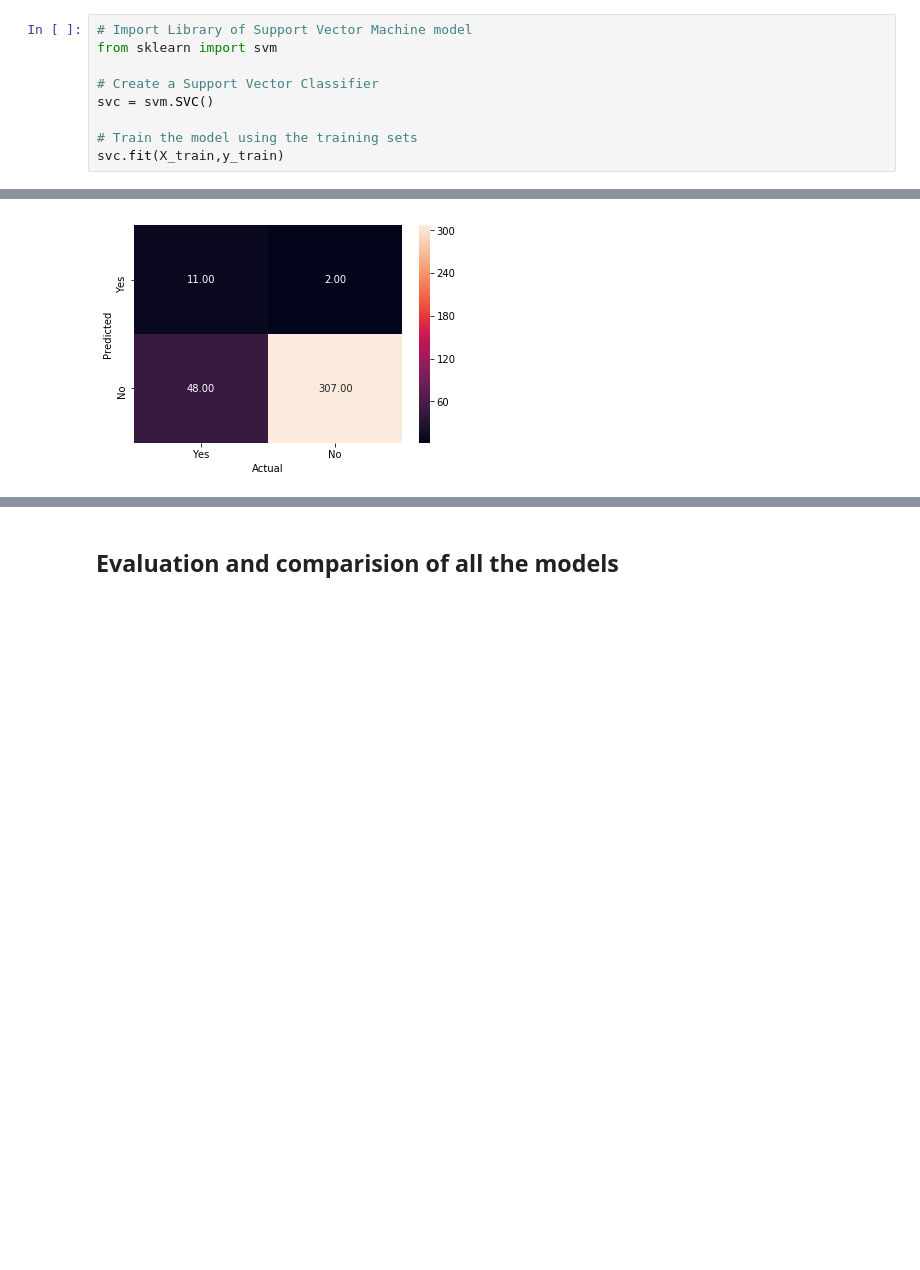
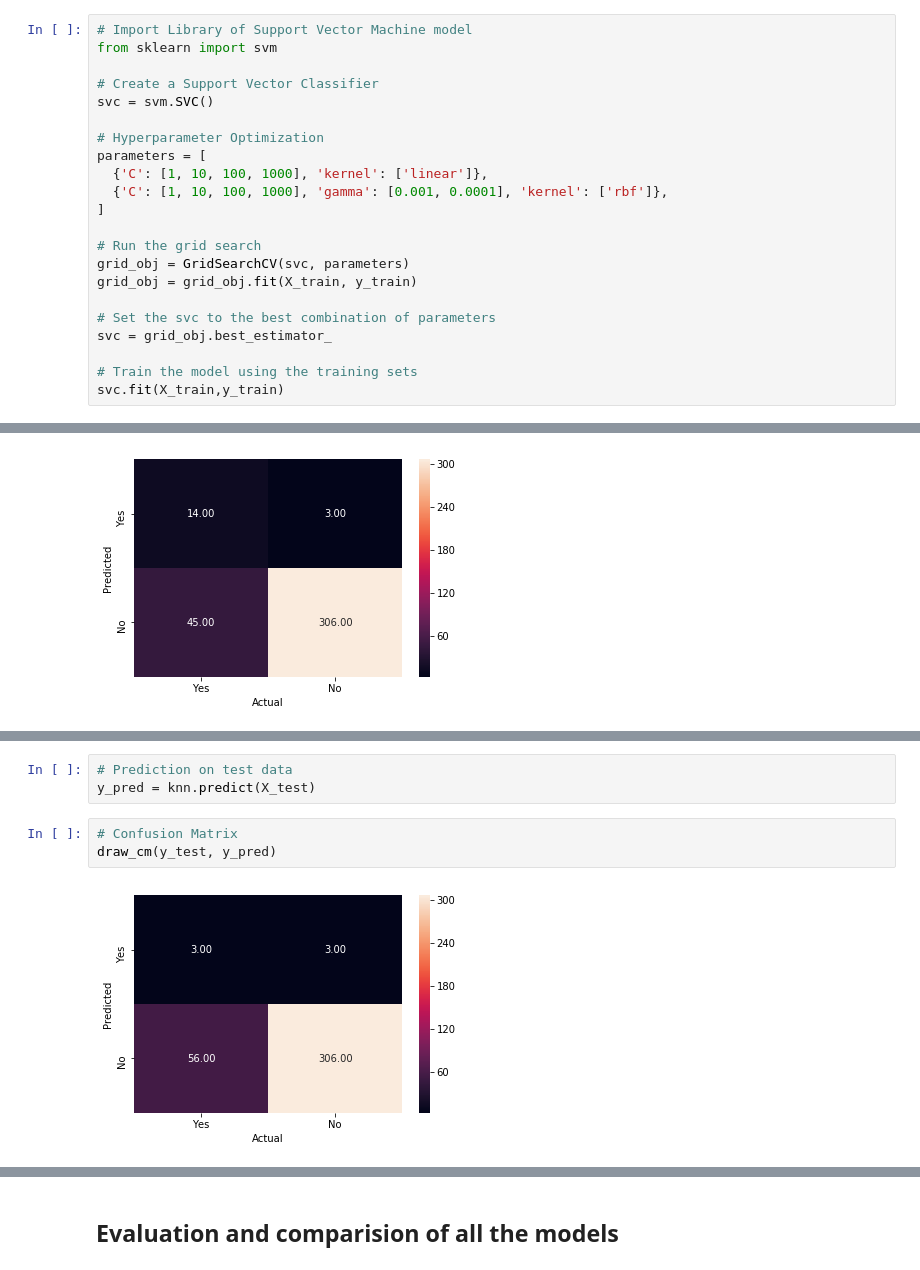
Before and after one commit to shreayan98c/IBM-HR-Analytics, a Jupyter notebook: Classification.ipynb, the cells around one changed output, grey strips where cells are left out. Drawn from its saved outputs; the diff is of its cells as text; blank space fills up the shorter version.

```diff
--- a/Classification.ipynb
+++ b/Classification.ipynb
@@ -533,6 +565,19 @@ from sklearn import svm
 # Create a Support Vector Classifier
 svc = svm.SVC()
 
+# Hyperparameter Optimization
+parameters = [
+  {'C': [1, 10, 100, 1000], 'kernel': ['linear']},
+  {'C': [1, 10, 100, 1000], 'gamma': [0.001, 0.0001], 'kernel': ['rbf']},
+]
+
+# Run the grid search
+grid_obj = GridSearchCV(svc, parameters)
+grid_obj = grid_obj.fit(X_train, y_train)
+
+# Set the svc to the best combination of parameters
+svc = grid_obj.best_estimator_
+
 # Train the model using the training sets
 svc.fit(X_train,y_train)
 # %% [output]
@@ -560,0 +637,8 @@ Recall :  18.64
+# %%
+# Prediction on test data
+y_pred = knn.predict(X_test)
+# %%
+# Confusion Matrix
+draw_cm(y_test, y_pred)
+# %% [output]
+[figure, added]
```
Also changed, not shown: parts of 14 cells of this notebook.
